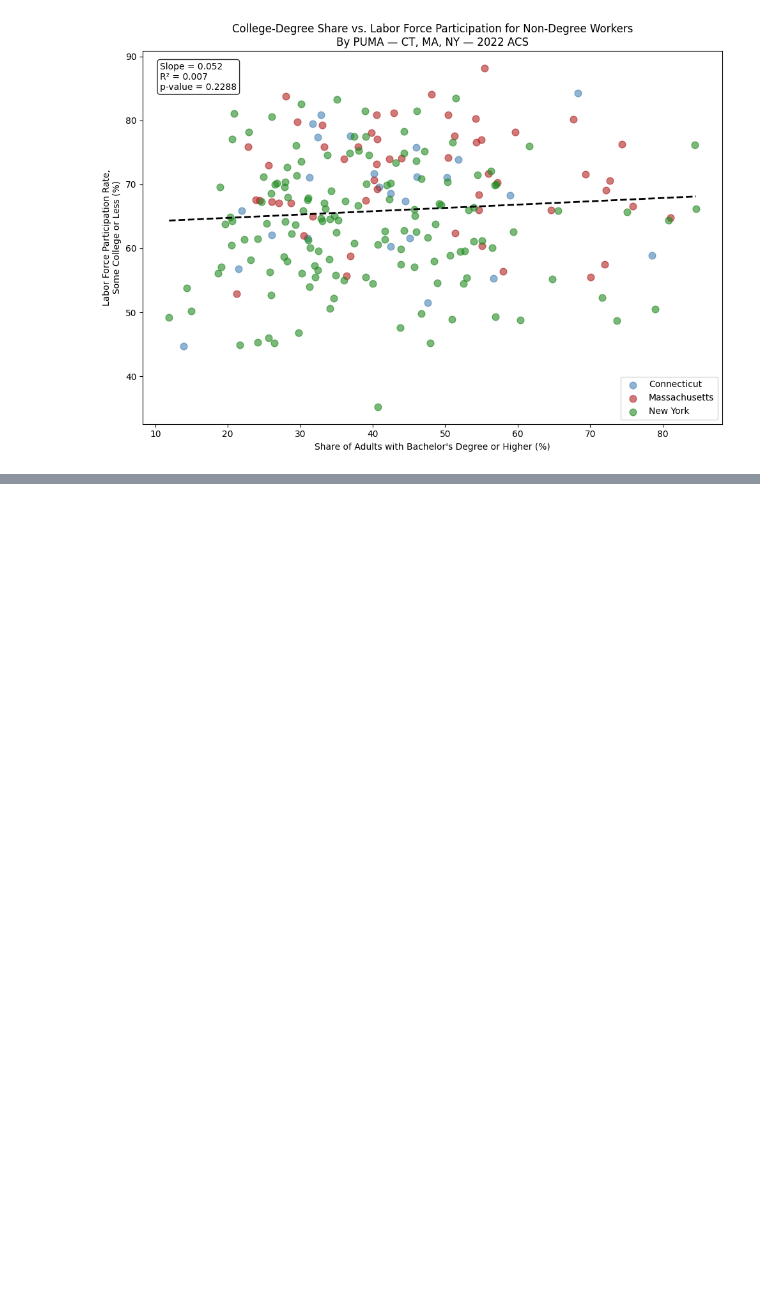
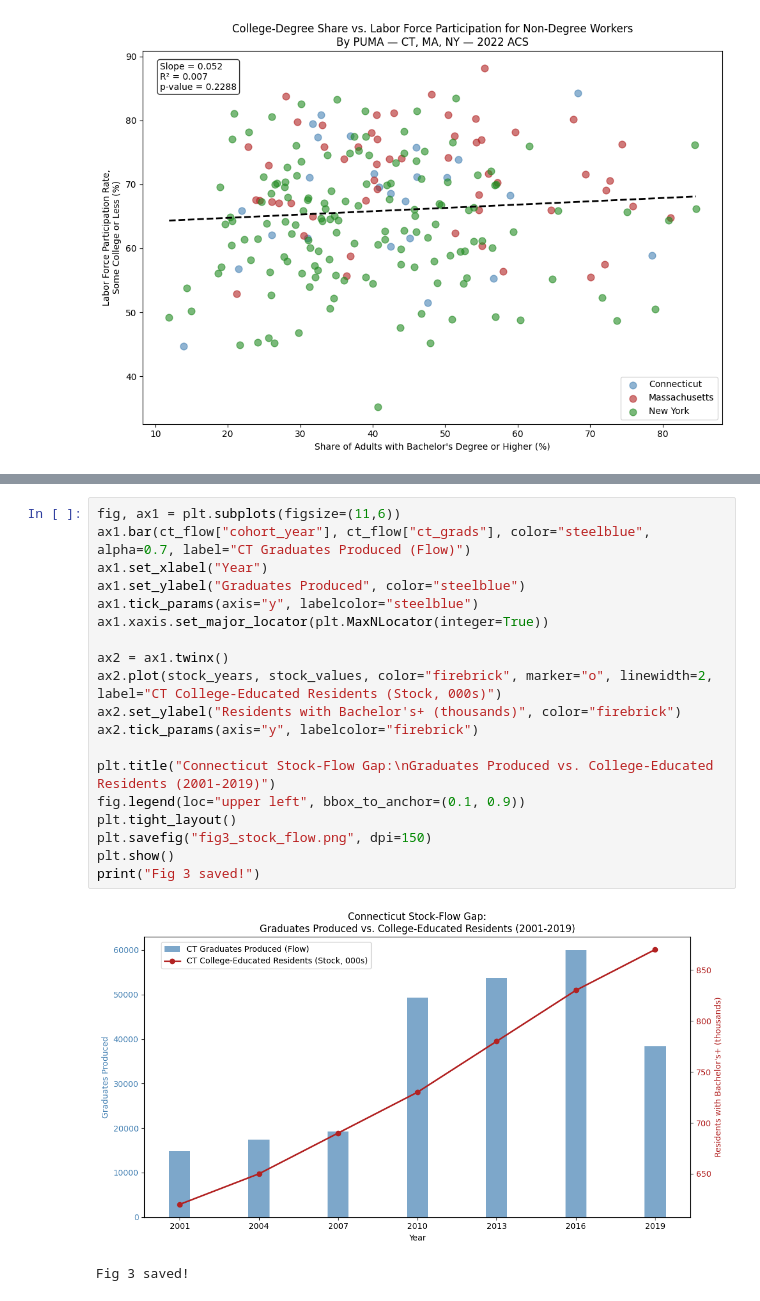
Before and after one commit to randyliu078-bit/qss20-final-project, a Jupyter notebook: code/03_analysis.ipynb, the cells around one changed output, grey strips where cells are left out. Saved outputs shown, nothing was run; the diff lists cells and outputs as text; blank space fills up the shorter version.

```diff
--- a/code/03_analysis.ipynb
+++ b/code/03_analysis.ipynb
@@ -1507,0 +1646,22 @@ Pooled: slope=0.052, R²=0.007, p-value=0.2288
+# %%
+fig, ax1 = plt.subplots(figsize=(11,6))
+ax1.bar(ct_flow["cohort_year"], ct_flow["ct_grads"], color="steelblue", alpha=0.7, label="CT Graduates Produced (Flow)")
+ax1.set_xlabel("Year")
+ax1.set_ylabel("Graduates Produced", color="steelblue")
+ax1.tick_params(axis="y", labelcolor="steelblue")
+ax1.xaxis.set_major_locator(plt.MaxNLocator(integer=True))
+
+ax2 = ax1.twinx()
+ax2.plot(stock_years, stock_values, color="firebrick", marker="o", linewidth=2, label="CT College-Educated Residents (Stock, 000s)")
+ax2.set_ylabel("Residents with Bachelor's+ (thousands)", color="firebrick")
+ax2.tick_params(axis="y", labelcolor="firebrick")
+
+plt.title("Connecticut Stock-Flow Gap:\nGraduates Produced vs. College-Educated Residents (2001-2019)")
+fig.legend(loc="upper left", bbox_to_anchor=(0.1, 0.9))
+plt.tight_layout()
+plt.savefig("fig3_stock_flow.png", dpi=150)
+plt.show()
+print("Fig 3 saved!")
+# %% [output]
+[figure, added]
+Fig 3 saved!
```
Also changed, not shown: parts of 24 cells of this notebook.
